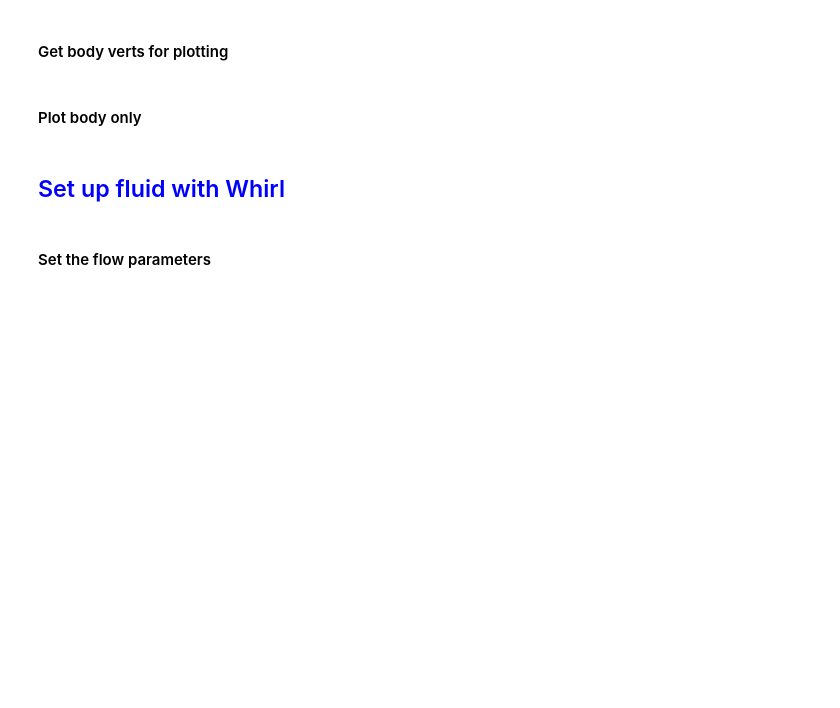
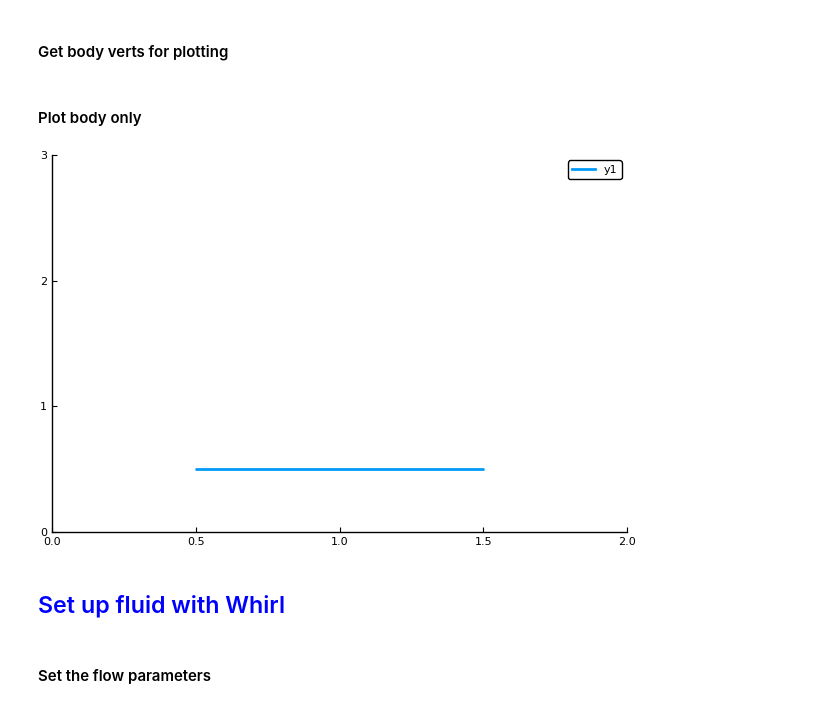
Before and after one commit to ruizhi92/FSI.jl, a Jupyter notebook: examples/TimeMarching.ipynb, the cells around one changed output. Saved outputs shown, nothing was run; the diff lists cells and outputs as text; code cells hidden in the pictures; blank space fills up the shorter version.

```diff
--- a/examples/TimeMarching.ipynb
+++ b/examples/TimeMarching.ipynb
@@ -18,0 +17,34 @@ Config info set up.
+# %%
+# include(Pkg.dir("Dyn3d")*"/src/config_files/2dFall.jl")
+
+# problem dimension
+ndim = 2
+# numerical params
+tf = 6
+dt = 1e-3
+scheme = "Liska"
+st = 3
+tol = 1e-4
+num_params = NumParams(tf, dt, scheme, st, tol)
+# gravity
+gravity = [0., -1.0, 0.]
+
+# set up system config info
+config_system = ConfigSystem(ndim, gravity, num_params)
+
+# set up bodys
+nbody = 1
+config_body = ConfigBody(nbody, 4,
+   [0. 0.; 1. 0.; 1. 1./nbody; 0. 1./nbody], 1.0)
+config_bodys = fill(config_body, nbody)
+
+# set up joints
+njoint = nbody
+
+config_joints = Vector{ConfigJoint}(njoint)
+
+# set the first passive joint with no stiff and damp
+dof_1 = Dof(5, "passive", 0., 0., Motions())
+
+config_joints[1] = ConfigJoint(njoint, "custom",
+    [0.,0.,0.,0.5,0.5,0.], zeros(Float64,6), 0, [dof_1], [0.])
@@ -45,11 +84,13 @@ vs₀ = VertsHistory(sys.nbody, bs);
 # %% [markdown]
 #### Plot body only
 # %%
-# p = plot()
-# for i = 1:sys.nbody
-#     plot!(p,vs₀[i,2:3,1], vs₀[i,2:3,2],linewidth=2)
-# end
-# plot!(xlims=(0,3), ylims=(0,2))
+p = plot()
+for i = 1:sys.nbody
+    plot!(p,vs₀[i,2:3,1], vs₀[i,2:3,2],linewidth=2)
+end
+plot!(xlims=(0,2), ylims=(0,3))
+# %% [output]
+[figure, added]
 # %% [markdown]
 ## <span style="color:blue"> Set up fluid with Whirl </span>
 # %% [markdown]
```
Also changed, not shown: parts of 29 cells of this notebook, 3 other files.
